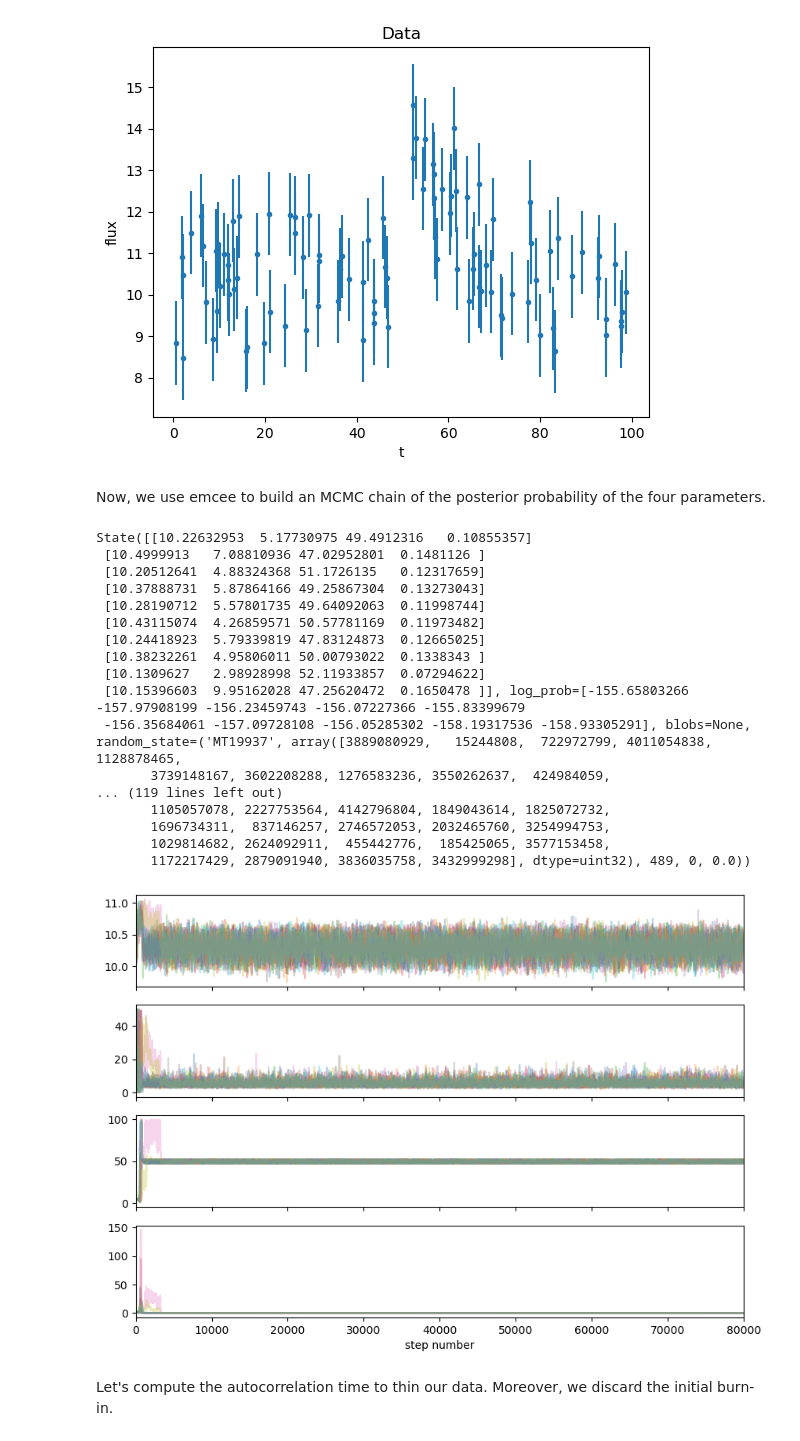
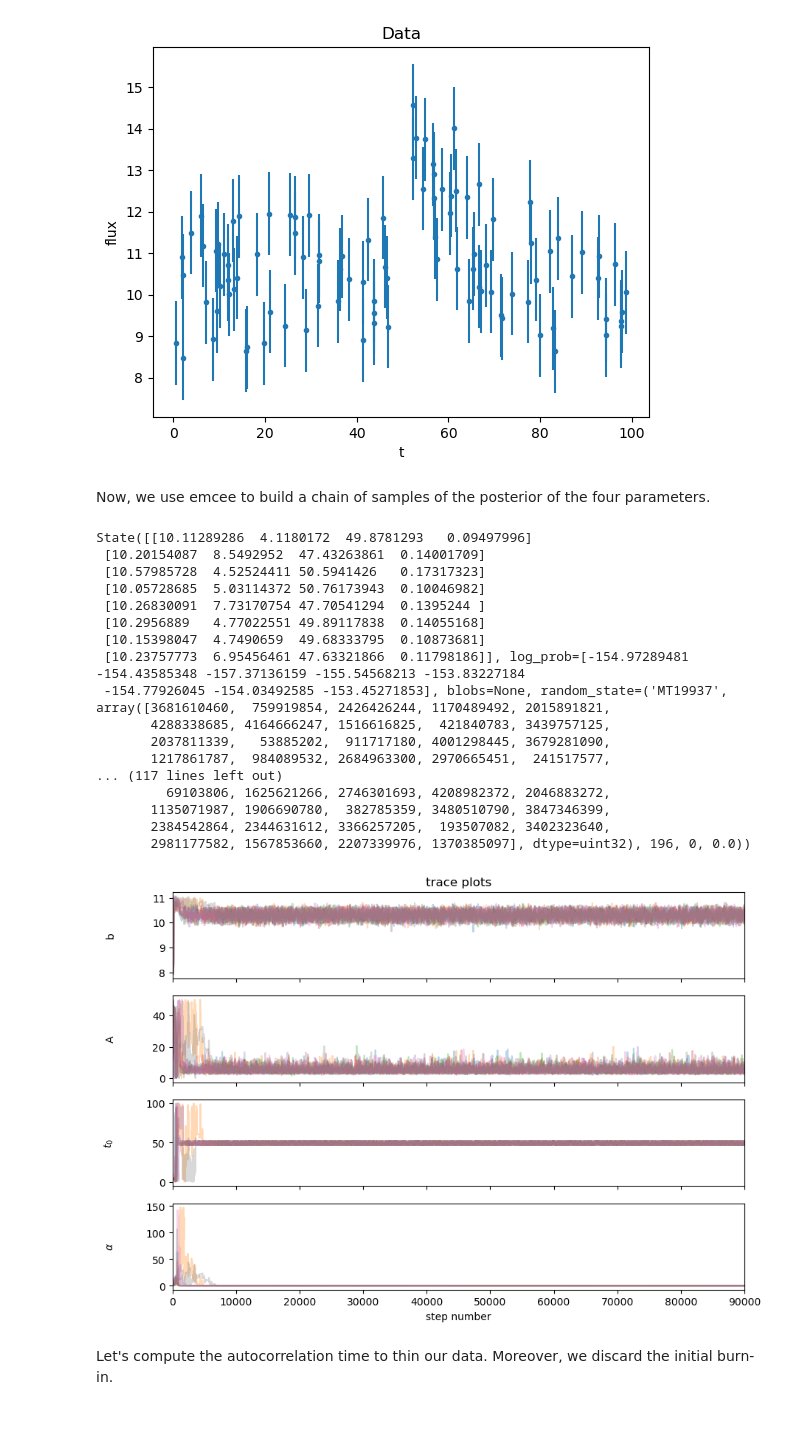
Before and after one commit to Giulia-Foroni/astrostatistics, a Jupyter notebook: lez11/MCMC.ipynb, the cells around one changed output. Drawn from its saved outputs; the diff is of its cells as text; code cells hidden in the pictures.

```diff
--- a/lez11/MCMC.ipynb
+++ b/lez11/MCMC.ipynb
@@ -77,47 +77,51 @@ plt.show()
 # %% [output]
 [figure]
 # %% [markdown]
-Now, we use emcee to build an MCMC chain of the posterior probability of the four parameters.
+Now, we use emcee to build a chain of samples of the posterior of the four parameters.
 # %%
 ndim = 4  # number of parameters in the model
-nwalkers = 10  # number of MCMC walkers
-nsteps = 80000 # number of steps
+nwalkers = 8  # number of MCMC walkers
+nsteps = 90000 # number of steps
 
 starting_guesses = np.array([10,50,5,0.12])+1e-3*np.random.random((nwalkers, ndim))
 
 sampler = emcee.EnsembleSampler(nwalkers, ndim, log_posterior,args=[data[:,0],data[:,1],data[:,2]])
 sampler.run_mcmc(starting_guesses, nsteps)  #iterate nsteps times
 # %% [output]
-State([[10.22632953  5.17730975 49.4912316   0.10855357]
- [10.4999913   7.08810936 47.02952801  0.1481126 ]
- [10.20512641  4.88324368 51.1726135   0.12317659]
- [10.37888731  5.87864166 49.25867304  0.13273043]
- [10.28190712  5.57801735 49.64092063  0.11998744]
- [10.43115074  4.26859571 50.57781169  0.11973482]
- [10.24418923  5.79339819 47.83124873  0.12665025]
- [10.38232261  4.95806011 50.00793022  0.1338343 ]
- [10.1309627   2.98928998 52.11933857  0.07294622]
- [10.15396603  9.95162028 47.25620472  0.1650478 ]], log_prob=[-155.65803266 -157.97908199 -156.23459743 -156.07227366 -155.83399679
- -156.35684061 -157.09728108 -156.05285302 -158.19317536 -158.93305291], blobs=None, random_state=('MT19937', array([3889080929,   15244808,  722972799, 4011054838, 1128878465,
-       3739148167, 3602208288, 1276583236, 3550262637,  424984059,
-... (119 lines left out)
-       1105057078, 2227753564, 4142796804, 1849043614, 1825072732,
-       1696734311,  837146257, 2746572053, 2032465760, 3254994753,
-       1029814682, 2624092911,  455442776,  185425065, 3577153458,
-       1172217429, 2879091940, 3836035758, 3432999298], dtype=uint32), 489, 0, 0.0))
+State([[10.11289286  4.1180172  49.8781293   0.09497996]
+ [10.20154087  8.5492952  47.43263861  0.14001709]
+ [10.57985728  4.52524411 50.5941426   0.17317323]
+ [10.05728685  5.03114372 50.76173943  0.10046982]
+ [10.26830091  7.73170754 47.70541294  0.1395244 ]
+ [10.2956889   4.77022551 49.89117838  0.14055168]
+ [10.15398047  4.7490659  49.68333795  0.10873681]
+ [10.23757773  6.95456461 47.63321866  0.11798186]], log_prob=[-154.97289481 -154.43585348 -157.37136159 -155.54568213 -153.83227184
+ -154.77926045 -154.03492585 -153.45271853], blobs=None, random_state=('MT19937', array([3681610460,  759919854, 2426426244, 1170489492, 2015891821,
+       4288338685, 4164666247, 1516616825,  421840783, 3439757125,
+       2037811339,   53885202,  911717180, 4001298445, 3679281090,
+       1217861787,  984089532, 2684963300, 2970665451,  241517577,
+... (117 lines left out)
+         69103806, 1625621266, 2746301693, 4208982372, 2046883272,
+       1135071987, 1906690780,  382785359, 3480510790, 3847346399,
+       2384542864, 2344631612, 3366257205,  193507082, 3402323640,
+       2981177582, 1567853660, 2207339976, 1370385097], dtype=uint32), 196, 0, 0.0))
 # %%
+labels = ['b','A',r"$t_0$",r"$\alpha$"]
+
 fig, axes = plt.subplots(ndim, figsize=(10, 7), sharex=True)
 sampler_plot = sampler.get_chain()
 for i in range(ndim):
     ax = axes[i]
     ax.plot(sampler_plot[:, :, i], alpha=0.3)
     ax.set_xlim(0, len(sampler_plot))
-    #ax.set_ylabel(labels[i])
+    ax.set_ylabel(labels[i])
     ax.yaxis.set_label_coords(-0.1, 0.5)
 
-axes[-1].set_xlabel("step number");
+axes[-1].set_xlabel("step number")
+axes[0].set_title('trace plots')
+plt.show()
 # %% [output]
-[figure, old version]
+[figure, new version]
 # %% [markdown]
 Let's compute the autocorrelation time to thin our data. Moreover, we discard the initial burn-in.
 # %%
```
Also changed, not shown: parts of 7 cells of this notebook.
